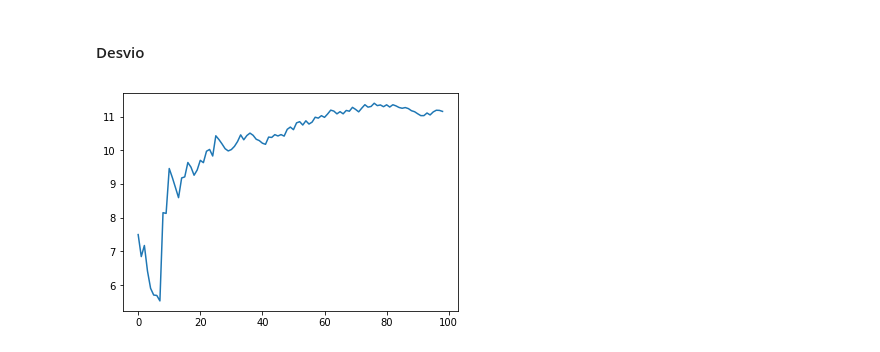
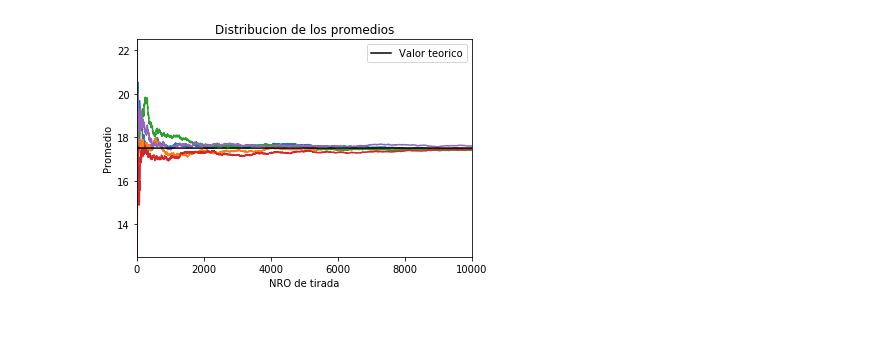
Before and after one commit to alejaz92/facultad, a Jupyter notebook: TP1 - Ruleta.ipynb, the cells around one changed output. Cells and saved outputs as stored; diff of their text form; code cells hidden in the pictures; blank space fills up the shorter version.

```diff
--- a/TP1 - Ruleta.ipynb
+++ b/TP1 - Ruleta.ipynb
@@ -31,10 +7,0 @@ plt.show()
-# %%
-prom = [res[0], res[1]]
-media = [np.median(prom)]
-for idx, val in enumerate(res):
-    if idx > 1:
-        prom.append(val)
-        med = np.median(prom)
-        media.append(med)
-plt.plot(media)
-plt.show()
@@ -43,14 +8,33 @@ plt.show()
-# %% [markdown]
-#### Desvio
-# %%
-prom = [res[0], res[1]]
-desv = [np.std(prom)]
-for idx, val in enumerate(res):
-    if idx > 1:
-        prom.append(val)
-        des = np.std(prom)
-        desv.append(des)
-plt.plot(desv)
-plt.show()
-# %% [output]
-[figure, removed]
+# %%
+si = 10000        # Tamaño de la muestra
+ex = 5             # cantidad de experimentos
+vi = 0              # valor inicial ruleta
+vf = 36             # valor final ruleta
+et = (vf - vi - 1) / 2  # Promedio teorico
+med_et = []         # arreglo del promedio teorico
+
+for i in range(ex):
+    res = np.random.randint(low= vi, high= vf, size= si)
+    prom = []
+    media = []
+    # print(res)
+
+    for idx, val in enumerate(res):
+
+        prom.append(val)
+        med = np.mean(prom)
+        media.append(med)
+    plt.plot(media)
+
+for i in range(0, si):
+    med_et.append(et)
+
+plt.plot(med_et, color= "black", label= "Valor teorico")
+plt.axis([0, si, et - 5, et + 5])
+plt.title("Distribucion de los promedios")
+plt.xlabel("NRO de tirada")
+plt.ylabel("Promedio")
+plt.legend(loc="upper right")
+plt.show()
+# %% [output]
+[figure, added]
```
Also changed, not shown: parts of 10 cells of this notebook, 1 other file.
